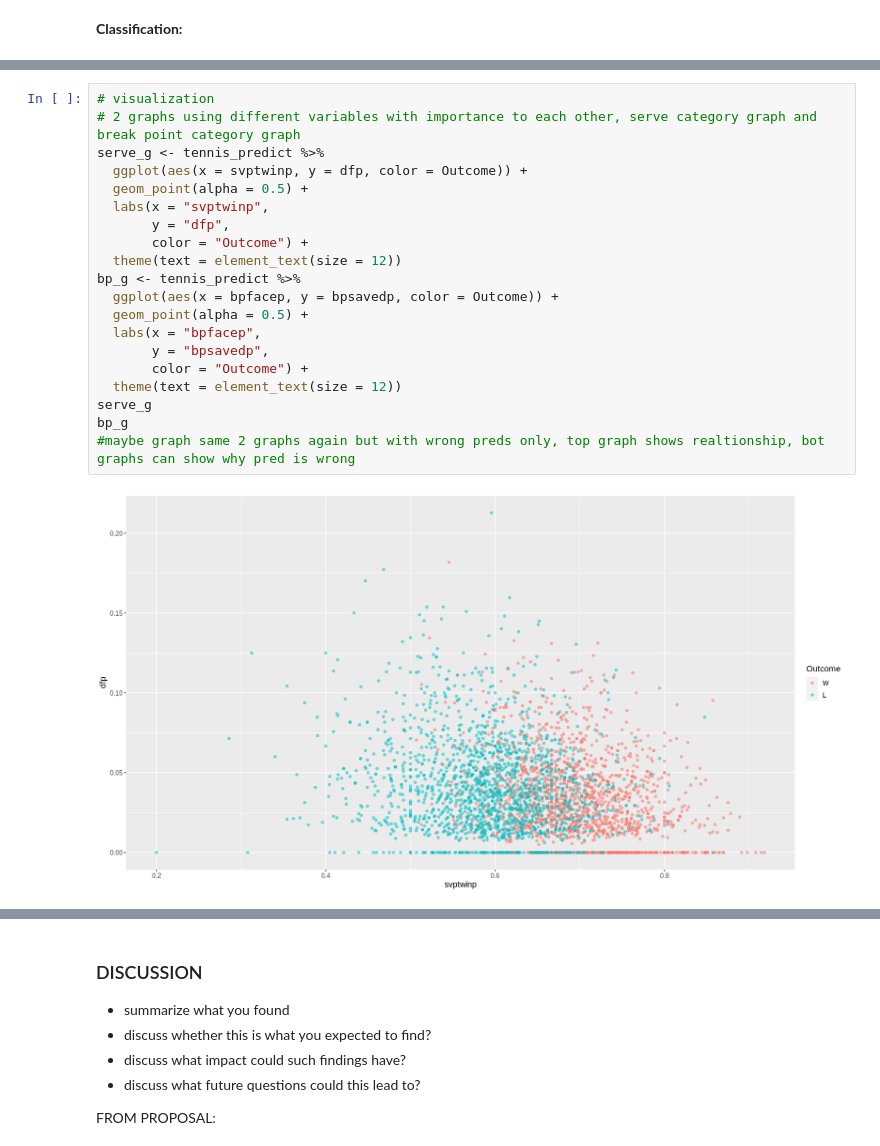
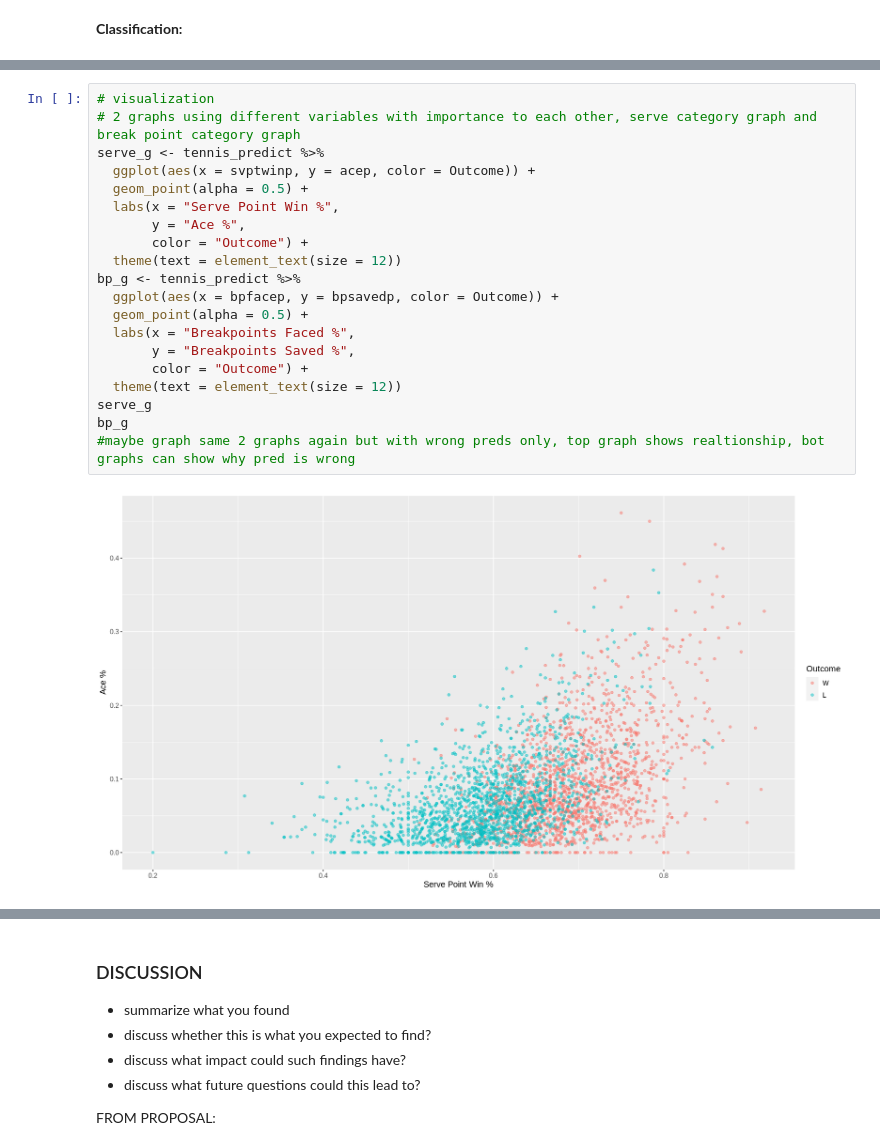
Before and after one commit to saucedo111/-Predicting-Tennis-Match-Outcomes, a Jupyter notebook: final_report.ipynb, the cells around one changed output, grey strips where cells are left out. Cells and saved outputs as stored; diff of their text form.

```diff
--- a/final_report.ipynb
+++ b/final_report.ipynb
@@ -577,22 +582,22 @@ Prediction    W    L
 # %%
 # visualization
 # 2 graphs using different variables with importance to each other, serve category graph and break point category graph
 serve_g <- tennis_predict %>%
-  ggplot(aes(x = svptwinp, y = dfp, color = Outcome)) +
+  ggplot(aes(x = svptwinp, y = acep, color = Outcome)) +
   geom_point(alpha = 0.5) +
-  labs(x = "svptwinp",
-       y = "dfp",
+  labs(x = "Serve Point Win %",
+       y = "Ace %",
        color = "Outcome") +
   theme(text = element_text(size = 12))
 bp_g <- tennis_predict %>%
   ggplot(aes(x = bpfacep, y = bpsavedp, color = Outcome)) +
   geom_point(alpha = 0.5) +
-  labs(x = "bpfacep",
-       y = "bpsavedp",
+  labs(x = "Breakpoints Faced %",
+       y = "Breakpoints Saved %",
        color = "Outcome") +
   theme(text = element_text(size = 12))
 serve_g
 bp_g
 #maybe graph same 2 graphs again but with wrong preds only, top graph shows realtionship, bot graphs can show why pred is wrong
 # %% [output]
-[figure, old version]
+[figure, new version]
```
Also changed, not shown: parts of 5 cells of this notebook.
